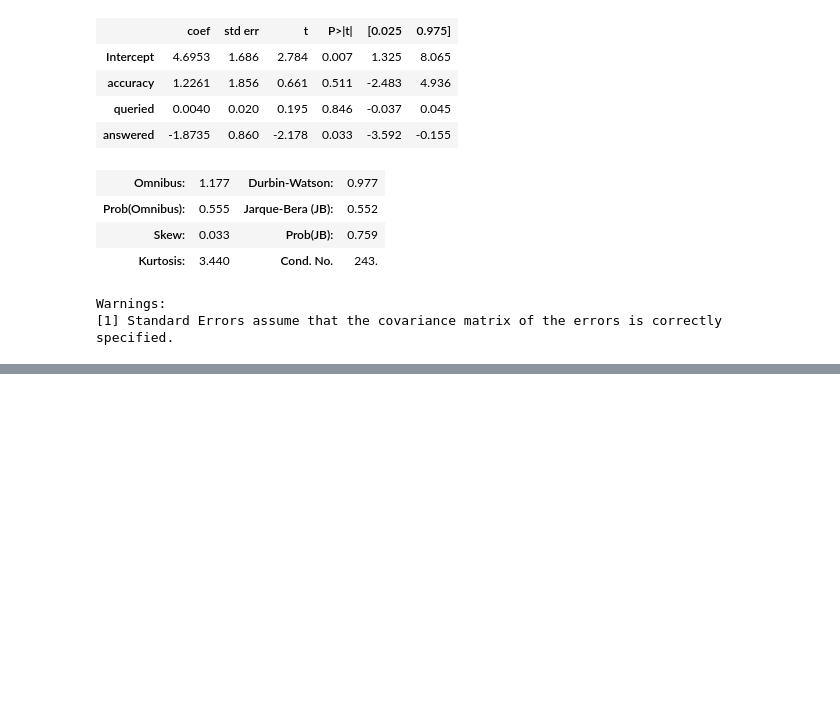
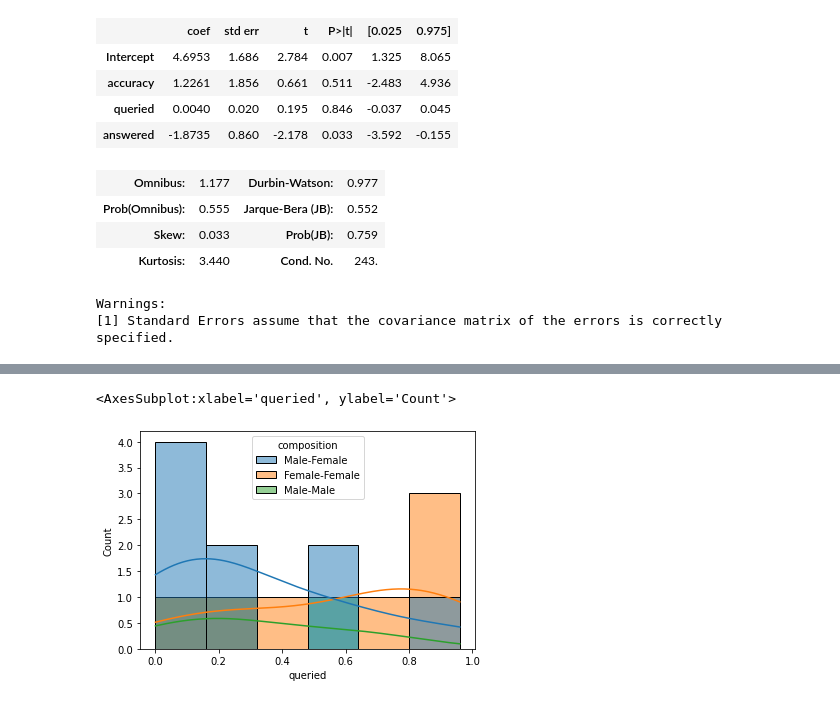
Before and after one commit to Slendercoder/DatosDLL, a Jupyter notebook: 12-16-18-23-27-sept-2019/Analysis/Results.ipynb, the cells around one changed output, grey strips where cells are left out. Saved outputs shown, nothing was run; the diff lists cells and outputs as text; code cells hidden in the pictures; blank space fills up the shorter version.

```diff
--- a/12-16-18-23-27-sept-2019/Analysis/Results.ipynb
+++ b/12-16-18-23-27-sept-2019/Analysis/Results.ipynb
@@ -432,0 +496,5 @@ Warnings:
+# %%
+sns.histplot(data=parejas, x='queried', hue='composition', kde=True)
+# %% [output]
+<AxesSubplot:xlabel='queried', ylabel='Count'>
+[figure, added]
```
Also changed, not shown: parts of 14 cells of this notebook, 25 other files.
